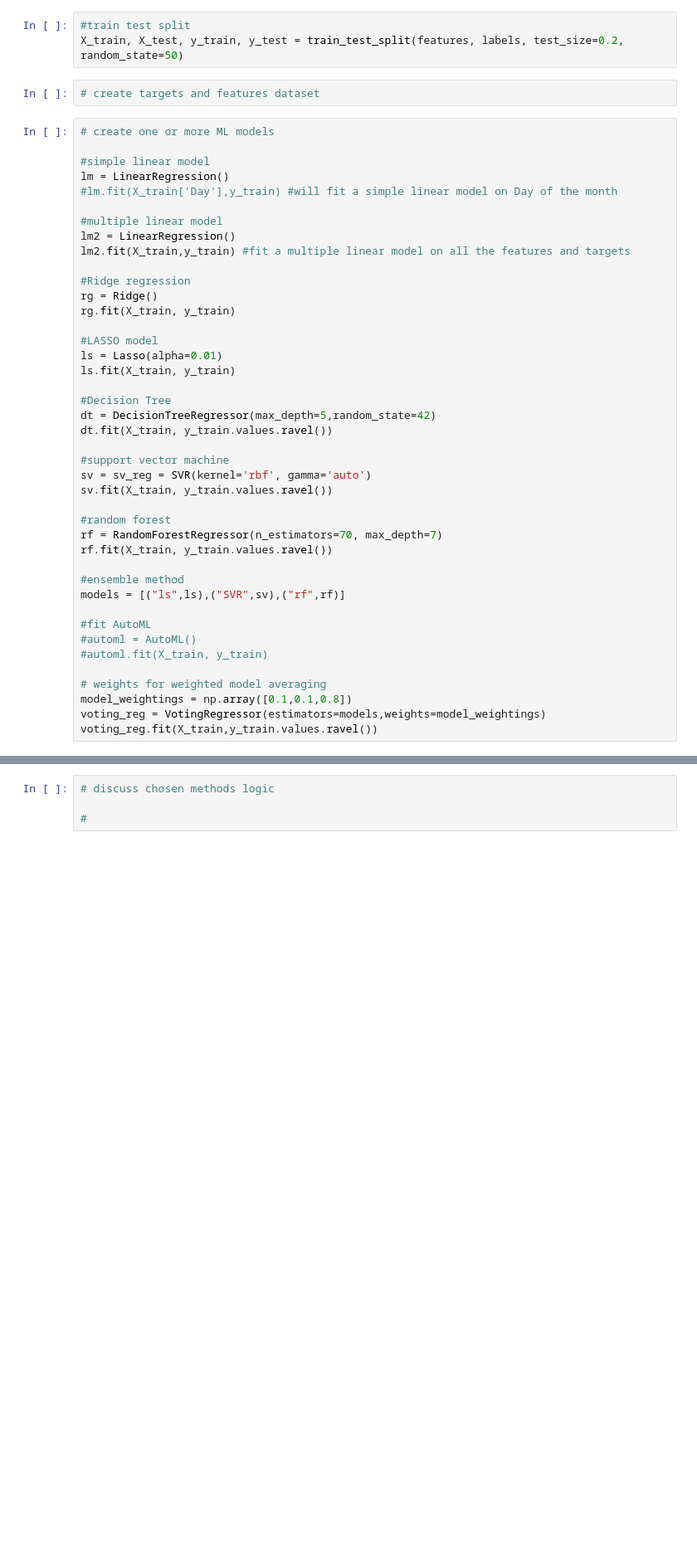
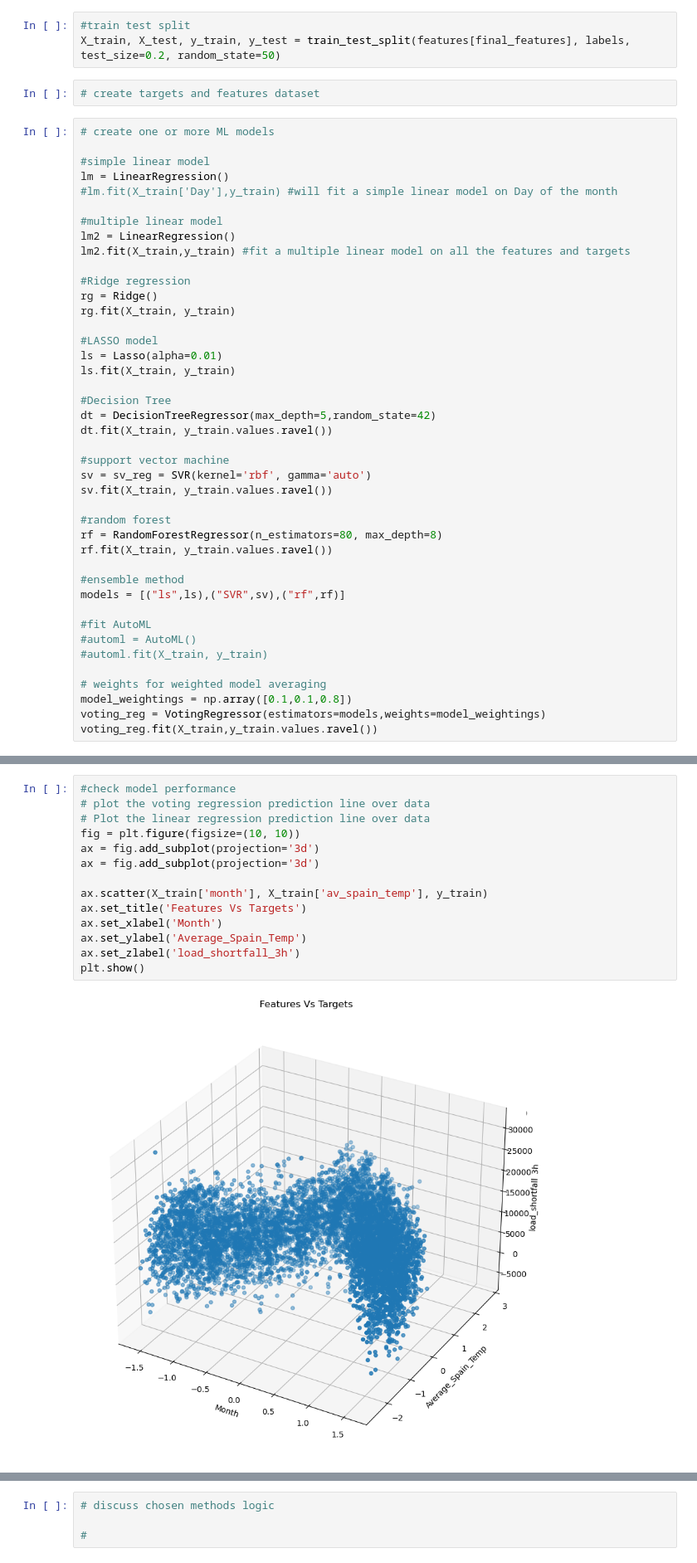
Before and after one commit to Explore-AI/load-shortfall-regression-predict-api, a Jupyter notebook: Advanced_Regression/Advanced-Regression-Starter-Data/starter-notebook_clean.ipynb, the cells around one changed output, grey strips where cells are left out. Shown at 83% size. Cells and saved outputs as stored; diff of their text form; blank space fills up the shorter version.

```diff
--- a/Advanced_Regression/Advanced-Regression-Starter-Data/starter-notebook_clean.ipynb
+++ b/Advanced_Regression/Advanced-Regression-Starter-Data/starter-notebook_clean.ipynb
@@ -458,7 +466,7 @@ test_df = scale_data(test_df)
 ---
 # %%
 #train test split
-X_train, X_test, y_train, y_test = train_test_split(features, labels, test_size=0.2, random_state=50)
+X_train, X_test, y_train, y_test = train_test_split(features[final_features], labels, test_size=0.2, random_state=50)
 # %%
 # create targets and features dataset
 # %%
@@ -489,7 +497,7 @@ sv = sv_reg = SVR(kernel='rbf', gamma='auto')
 sv.fit(X_train, y_train.values.ravel())
 
 #random forest
-rf = RandomForestRegressor(n_estimators=70, max_depth=7)
+rf = RandomForestRegressor(n_estimators=80, max_depth=8)
 rf.fit(X_train, y_train.values.ravel())
 
 #ensemble method
@@ -575,0 +579,16 @@ with open(model_save_path,'wb') as file:
+# %%
+#check model performance
+# plot the voting regression prediction line over data
+# Plot the linear regression prediction line over data
+fig = plt.figure(figsize=(10, 10))
+ax = fig.add_subplot(projection='3d')
+ax = fig.add_subplot(projection='3d')
+
+ax.scatter(X_train['month'], X_train['av_spain_temp'], y_train)
+ax.set_title('Features Vs Targets')
+ax.set_xlabel('Month')
+ax.set_ylabel('Average_Spain_Temp')
+ax.set_zlabel('load_shortfall_3h')
+plt.show()
+# %% [output]
+[figure, added]
```
Also changed, not shown: parts of 8 cells of this notebook, 8 other files.
